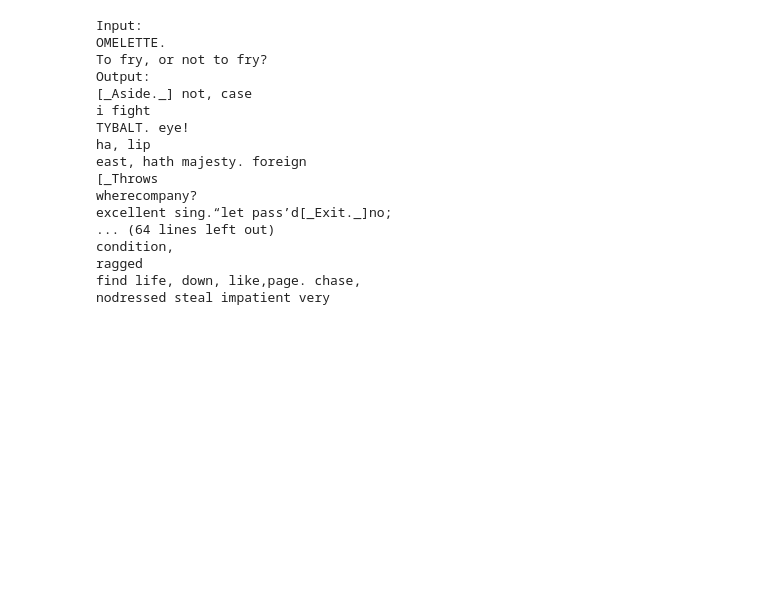
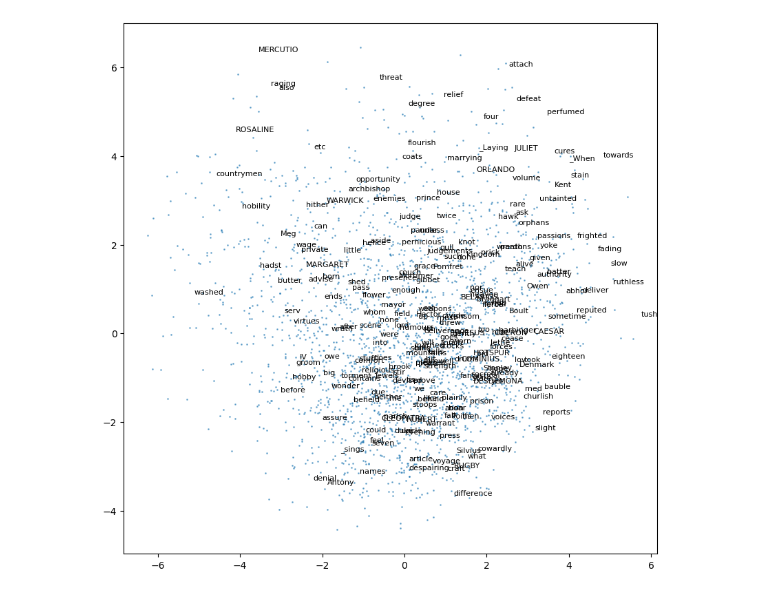
Before and after one commit to jordanlei/transformer-sandbox, a Jupyter notebook: demos/Demo Shakespeare Word.ipynb, the cells around one changed output. Drawn from its saved outputs; the diff is of its cells as text; code cells hidden in the pictures; blank space fills up the shorter version.

```diff
--- a/demos/Demo Shakespeare Word.ipynb
+++ b/demos/Demo Shakespeare Word.ipynb
@@ -62,7 +70,19 @@ RuntimeError: Error(s) in loading state_dict for Transformer:
 # %%
-iters = 1000
+def forward_without_last_layer(net, x, include_pos_emb = False):
+    """Forward pass through all but the last transformer block"""
+    batch_size, seq_len = x.shape
 
-optimizer = torch.optim.AdamW(net.parameters(), lr=1e-3)
-runner = Runner(net, loss_fn, optimizer, device, metric_freq = 100)
-runner.train(train_data, val_data, batch_size = 500, iters = 500)
+    # Get embeddings
+    tok_emb = net.token_embedding(x)
+    pos_emb = net.position_embedding(torch.arange(seq_len)).unsqueeze(0)
+    if include_pos_emb:
+        x = tok_emb + pos_emb
+    else:
+        x = tok_emb
+
+    # Pass through all but the last block
+    for i in range(len(net.blocks) - 1):
+        x = net.blocks[i](x)
+
+    return x
 # %%
@@ -72,23 +112,22 @@ runner.plot_metrics()
 # %%
-string_input = "\nOMELETTE.\nTo fry, or not to fry?"
-predict = runner.generate(string_input, encode, decode, max_new_tokens = 500)
-print("\033[94mInput:\033[0m \033[94m" + string_input + "\033[0m")
-print("\033[92mOutput:\033[0m ", predict)
+from sklearn.decomposition import PCA
+import numpy as np
+
+words = list(embedding_avg.keys())
+X = torch.stack([embedding_avg[w] for w in words]).detach().numpy()
+pca = PCA(n_components=2, random_state=42)
+X_2d = pca.fit_transform(X)  # shape (num_words, 2)
-# %% [output]
-Input:
-OMELETTE.
-To fry, or not to fry?
-Output:
-[_Aside._] not, case
-i fight
-TYBALT. eye!
-ha, lip
-east, hath majesty. foreign
-[_Throws
-wherecompany?
-excellent sing.“let pass’d[_Exit._]no;
-... (64 lines left out)
-condition,
-ragged
-find life, down, like,page. chase,
-nodressed steal impatient very
+# %%
+import matplotlib.pyplot as plt
+
+plt.figure(figsize=(10, 10))
+plt.scatter(X_2d[:,0], X_2d[:,1], s=1, alpha=0.5)
+
+# optionally annotate a few words
+for i, word in enumerate(words):
+    if i % 10 == 0:  # label every 50th to reduce clutter
+        plt.text(X_2d[i,0]+0.5, X_2d[i,1]+0.5, word, fontsize=8)
+
+plt.show()
+# %% [output]
+[figure, added]
```
Also changed, not shown: parts of 7 cells of this notebook, 11 other files.
